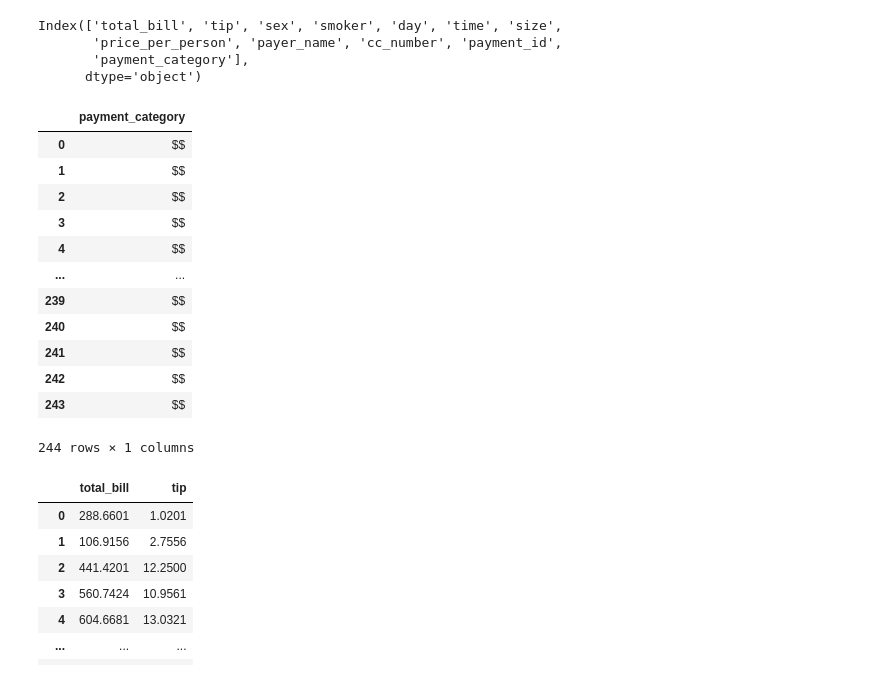
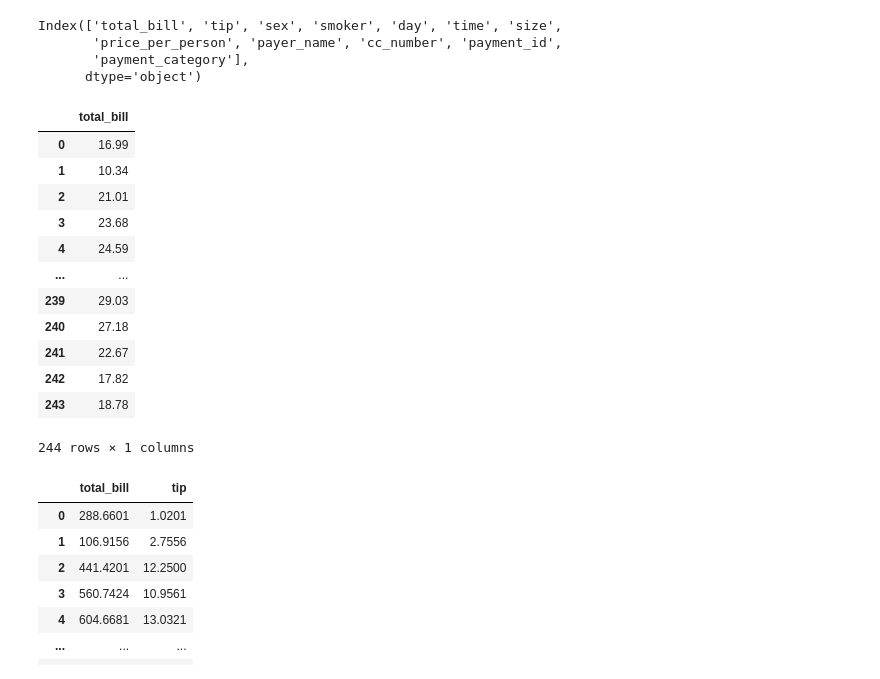
Before and after one commit to BulutMehmetAli/Machine-Learning-Journey, a Jupyter notebook: Pandas/ProgressiveOverloading.ipynb, the cells around one changed output. Saved outputs shown, nothing was run; the diff lists cells and outputs as text; code cells hidden in the pictures.

```diff
--- a/Pandas/ProgressiveOverloading.ipynb
+++ b/Pandas/ProgressiveOverloading.ipynb
@@ -610,20 +610,20 @@ Index(['total_bill', 'tip', 'sex', 'smoker', 'day', 'time', 'size',
        'payment_category'],
       dtype='object')
 # %%
-df[['payment_category']]
+df[['total_bill']]
 # %% [output]
-|  | payment_category |
-| 0 | $$ |
-| 1 | $$ |
-| 2 | $$ |
-| 3 | $$ |
-| 4 | $$ |
+|  | total_bill |
+| 0 | 16.99 |
+| 1 | 10.34 |
+| 2 | 21.01 |
+| 3 | 23.68 |
+| 4 | 24.59 |
 | ... | ... |
-| 239 | $$ |
-| 240 | $$ |
-| 241 | $$ |
-| 242 | $$ |
-| 243 | $$ |
+| 239 | 29.03 |
+| 240 | 27.18 |
+| 241 | 22.67 |
+| 242 | 17.82 |
+| 243 | 18.78 |
 244 rows × 1 columns
 # %%
 np.square(df[['total_bill' , 'tip']])
```
Also changed, not shown: parts of 10 cells of this notebook.
